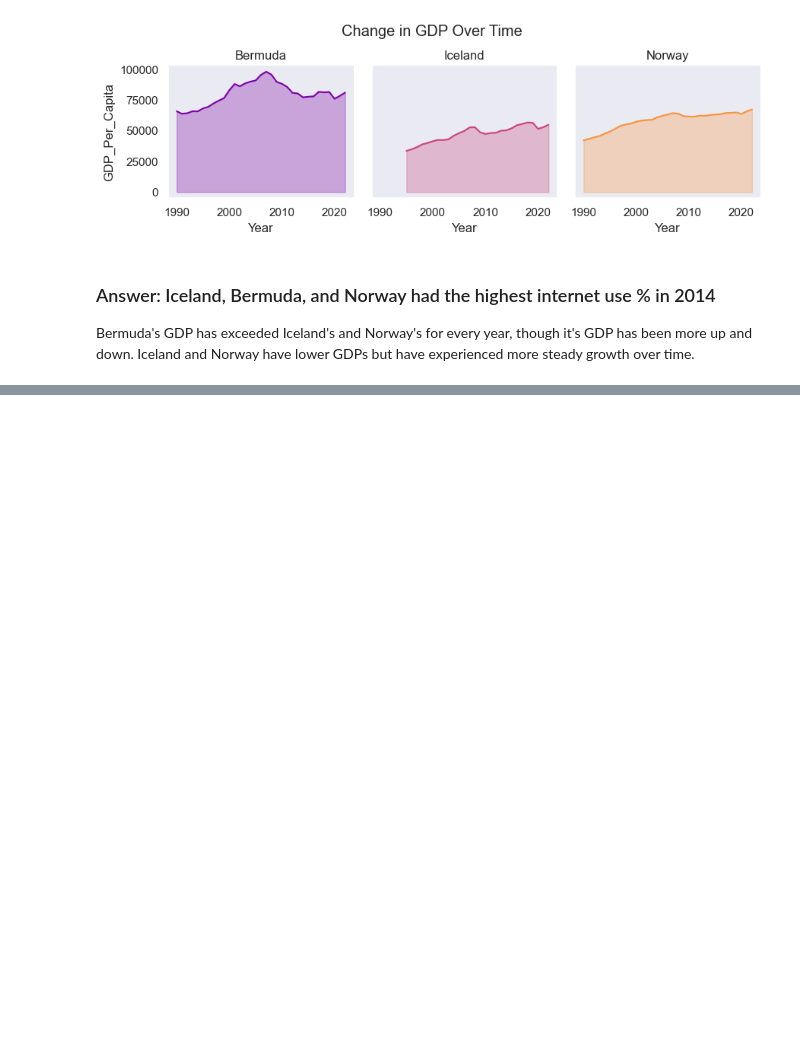
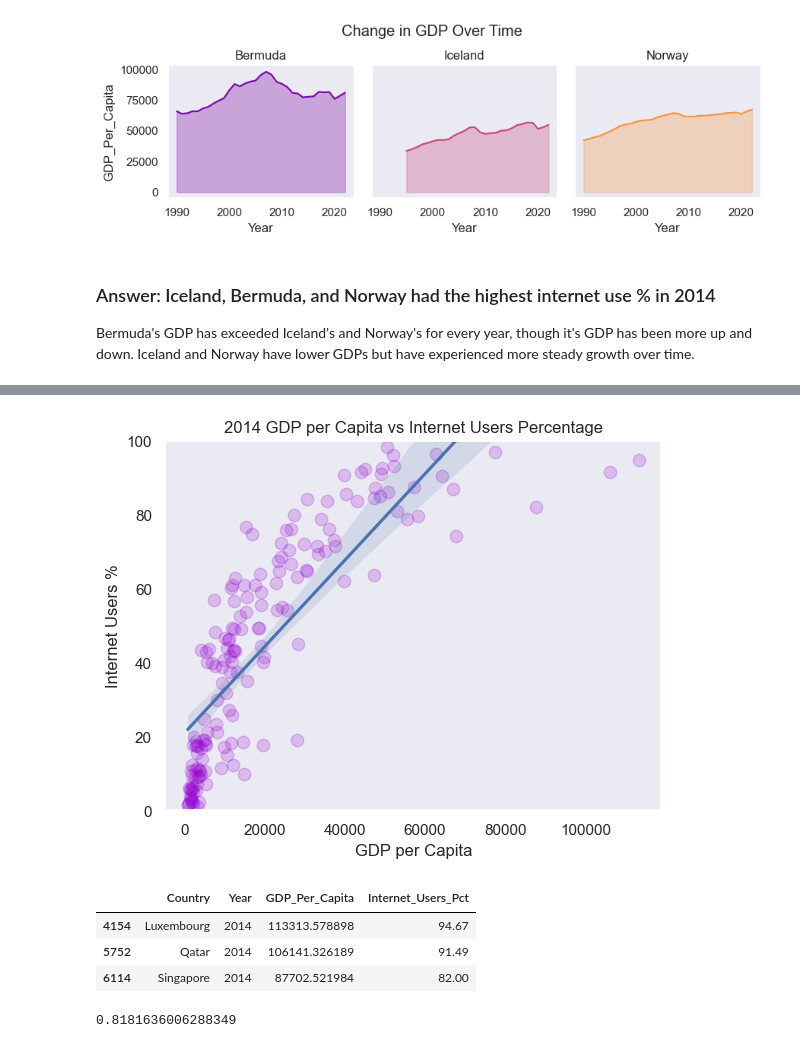
Before and after one commit to NSS-Data-Analytics-Cohort-11/undata-jessicabohannon, a Jupyter notebook: notebook/UN_Data.ipynb, the cells around one changed output, grey strips where cells are left out. Cells and saved outputs as stored; diff of their text form; code cells hidden in the pictures; blank space fills up the shorter version.

```diff
--- a/notebook/UN_Data.ipynb
+++ b/notebook/UN_Data.ipynb
@@ -552,0 +564,3 @@ Bermuda's GDP has exceeded Iceland's and Norway's for every year, though it's GD
+# %%
+#Subsetting for 2014
+gdp_and_internet_use_2014 = gdp_and_internet_use[gdp_and_internet_use['Year'] == 2014].copy()
@@ -552,0 +570,32 @@ Bermuda's GDP has exceeded Iceland's and Norway's for every year, though it's GD
+# %%
+#Creating a scatterplot
+sns.regplot(
+    x=gdp_and_internet_use_2014['GDP_Per_Capita'],
+    y=gdp_and_internet_use_2014['Internet_Users_Pct'],
+    scatter_kws={
+        'color':'darkviolet',
+        'alpha':0.2,
+        's':80})
+plt.title('2014 GDP per Capita vs Internet Users Percentage')
+plt.xlabel('GDP per Capita')
+plt.ylabel('Internet Users %')
+#Control y axis limits to 100
+plt.ylim(0, 100)
+plt.show()
+# %% [output]
+[figure, added]
+# %%
+#Investigating the outliers
+gdp_and_internet_use_2014.dropna(subset=['Internet_Users_Pct'])\
+                         .sort_values('GDP_Per_Capita', ascending=False)\
+                         .head(3)
+# %% [output]
+|  | Country | Year | GDP_Per_Capita | Internet_Users_Pct |
+| 4154 | Luxembourg | 2014 | 113313.578898 | 94.67 |
+| 5752 | Qatar | 2014 | 106141.326189 | 91.49 |
+| 6114 | Singapore | 2014 | 87702.521984 | 82.00 |
+# %%
+#Correlation between GDP and Internet Use
+gdp_and_internet_use_2014['GDP_Per_Capita'].corr(gdp_and_internet_use_2014['Internet_Users_Pct'])
+# %% [output]
+0.8181636006288349
```
Also changed, not shown: parts of 13 cells of this notebook, 1 other file.
